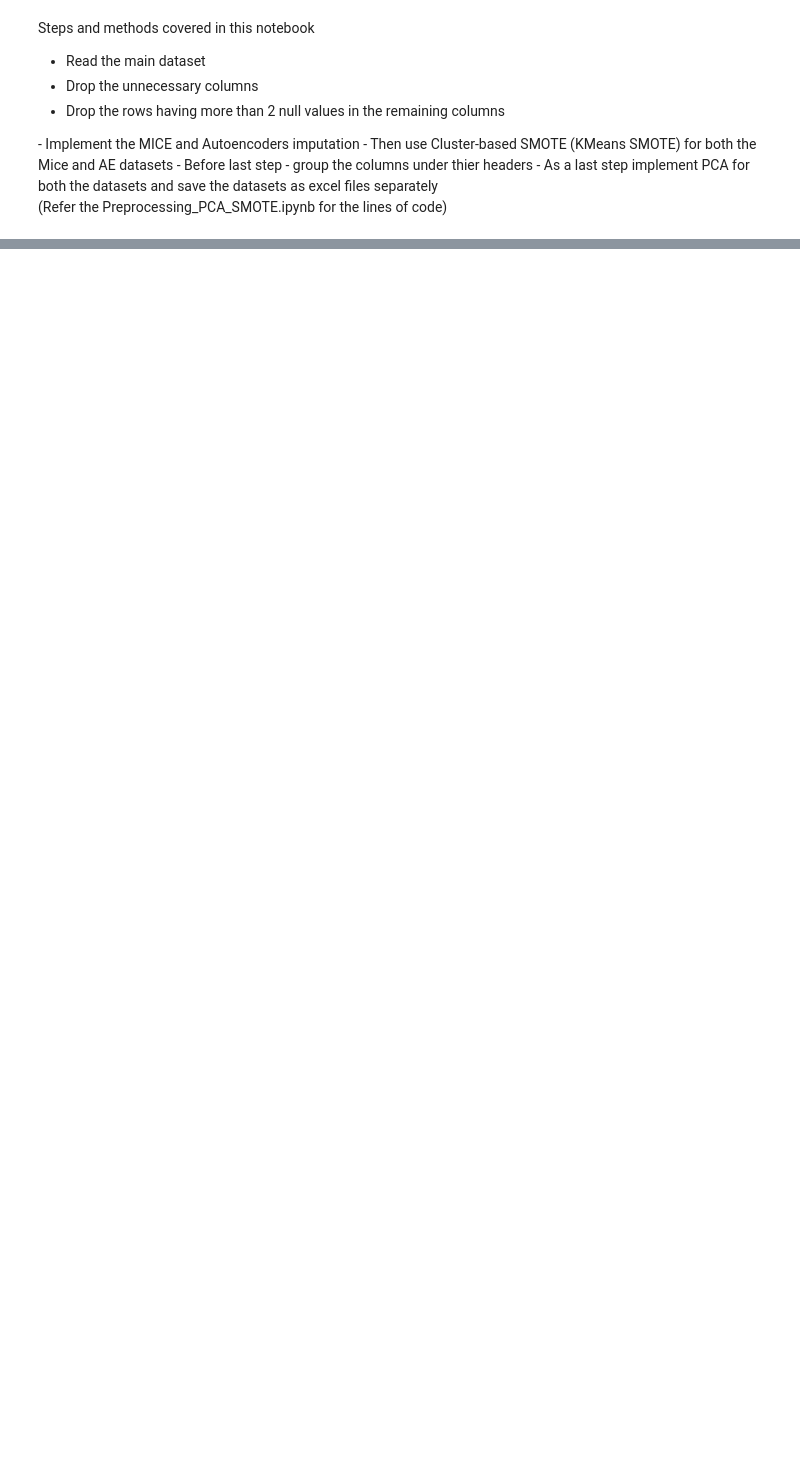
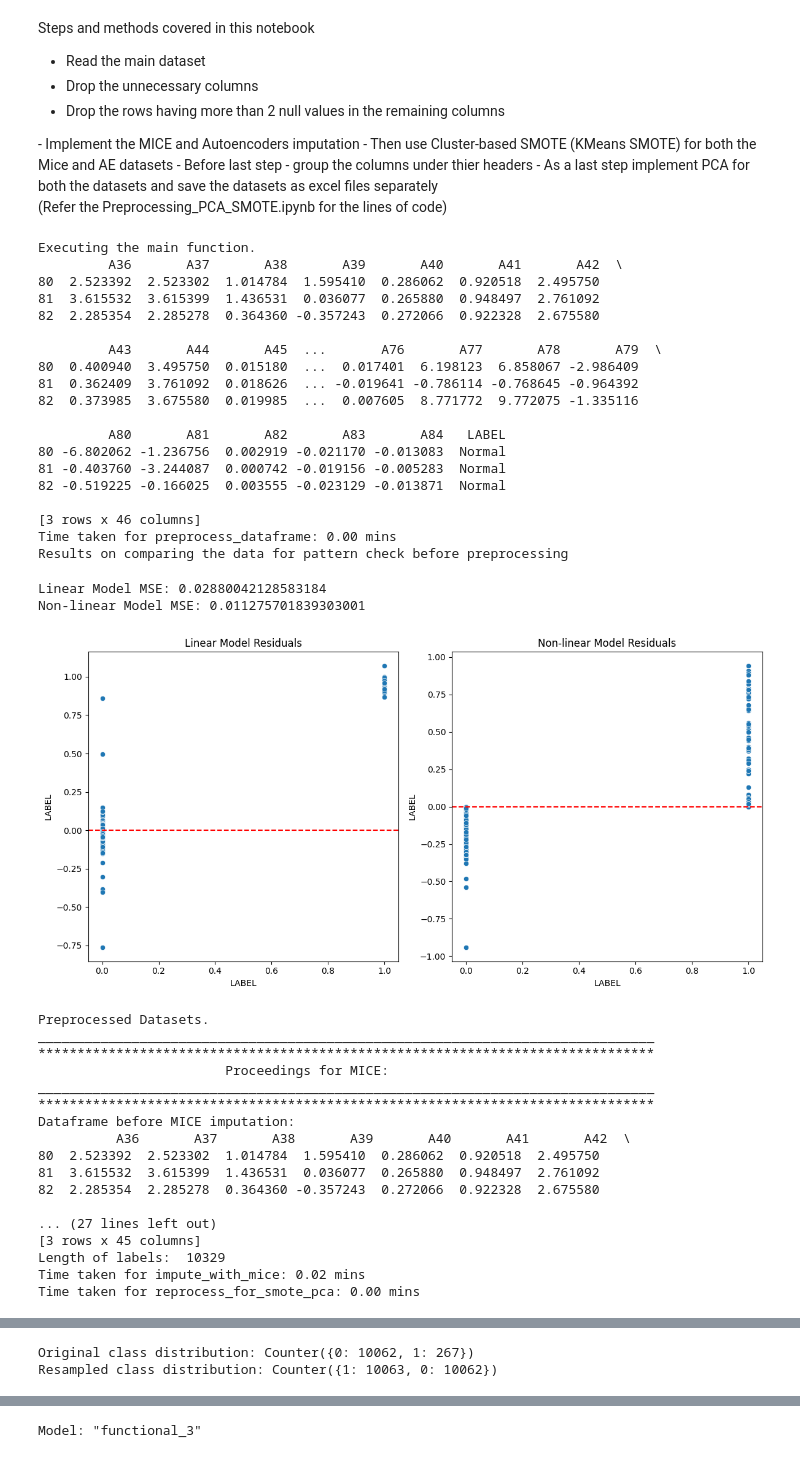
Before and after one commit to MithulMDev/Financial_distress_classification, a Jupyter notebook: final_codes/Preprocessing.ipynb, the cells around one changed output, grey strips where cells are left out. Drawn from its saved outputs; the diff is of its cells as text; code cells hidden in the pictures; blank space fills up the shorter version.

```diff
--- a/final_codes/Preprocessing.ipynb
+++ b/final_codes/Preprocessing.ipynb
@@ -273,9 +273,12 @@ def reprocess_for_smote_pca(df_imputed):
 # this is to check the underlying pattern of the data - linear or non-linear
 def compare_linear_non_linear_models(df, target_column='LABEL'):
 
+    df_patterns = df.copy()
+    df_patterns["LABEL"] = df_patterns["LABEL"].replace({"Normal": 0, "Distressed": 1}).infer_objects(copy=False)
+
     # Split the data into features and target
-    X = df.drop(columns=[target_column])
-    y = df[target_column]
+    X = df_patterns.drop(columns=[target_column])
+    y = df_patterns[target_column]
 
     # Split the data into training and testing sets
     X_train, X_test, y_train, y_test = train_test_split(X, y, test_size=0.2, random_state=42)
@@ -436,6 +439,9 @@ def main(df):
         print("Executing the main function.")
         datasets = preprocess_dataframe(df)
 
+        print("Results on comparing the data for pattern check before preprocessing")
+        compare_linear_non_linear_models(datasets["filtered_df2L"])
+
         print("Preprocessed Datasets.")
 
         print("_______________________________________________________________________________")
@@ -452,11 +458,16 @@ def main(df):
         # Reprocess the data for SMOTE and PCA
         df_mice_reprocessed = reprocess_for_smote_pca(mice_imputed_df)
 
+
         # Apply SMOTE resampling
         df_mice_resampled = kmeans_smote_resampling(df_mice_reprocessed)
 
         # Process PCA
         pca_df_mice = process_pca(df_mice_resampled)
+
+        print("Results on comparing the data for pattern check after preprocessing with MICE")
+        compare_linear_non_linear_models(pca_df_mice)
+
 
         end_time = time.time()  # End timing
         elapsed_time = (end_time - start_time) / 60
@@ -488,6 +499,9 @@ def main(df):
         # Process PCA
         pca_df_autoencoder = process_pca(df_autoencoder_resampled)
 
+        print("Results on comparing the data for pattern check after preprocessing with MICE")
+        compare_linear_non_linear_models(pca_df_autoencoder)
+
         end_time = time.time()  # End timing
         elapsed_time = (end_time - start_time) / 60
 
@@ -496,3 +510,47 @@ def main(df):
 
         #pca_df_mice.to_excel("KMSMOTE_MICE_3_PCA.xlsx")
         #pca_df_autoencoder.to_excel("KMSMOTE_AE_3_PCA.xlsx")
+# %%
+df = pd.read_excel("C:\\Users\\dev\\Desktop\\financial distress\\financial_distress_python.xlsx")
+# %%
+main(df)
+# %% [output]
+Executing the main function.
+         A36       A37       A38       A39       A40       A41       A42  \
+80  2.523392  2.523302  1.014784  1.595410  0.286062  0.920518  2.495750
+81  3.615532  3.615399  1.436531  0.036077  0.265880  0.948497  2.761092
+82  2.285354  2.285278  0.364360 -0.357243  0.272066  0.922328  2.675580
+
+         A43       A44       A45  ...       A76       A77       A78       A79  \
+80  0.400940  3.495750  0.015180  ...  0.017401  6.198123  6.858067 -2.986409
+81  0.362409  3.761092  0.018626  ... -0.019641 -0.786114 -0.768645 -0.964392
+82  0.373985  3.675580  0.019985  ...  0.007605  8.771772  9.772075 -1.335116
+
+         A80       A81       A82       A83       A84   LABEL
+80 -6.802062 -1.236756  0.002919 -0.021170 -0.013083  Normal
+81 -0.403760 -3.244087  0.000742 -0.019156 -0.005283  Normal
+82 -0.519225 -0.166025  0.003555 -0.023129 -0.013871  Normal
+
+[3 rows x 46 columns]
+Time taken for preprocess_dataframe: 0.00 mins
+Results on comparing the data for pattern check before preprocessing
+Linear Model MSE: 0.02880042128583184
+Non-linear Model MSE: 0.011275701839303001
+[figure, added]
+Preprocessed Datasets.
+_______________________________________________________________________________
+*******************************************************************************
+                        Proceedings for MICE:
+_______________________________________________________________________________
+*******************************************************************************
+Dataframe before MICE imputation:
+          A36       A37       A38       A39       A40       A41       A42  \
+80  2.523392  2.523302  1.014784  1.595410  0.286062  0.920518  2.495750
+81  3.615532  3.615399  1.436531  0.036077  0.265880  0.948497  2.761092
+82  2.285354  2.285278  0.364360 -0.357243  0.272066  0.922328  2.675580
+
+... (27 lines left out)
+[3 rows x 45 columns]
+Length of labels:  10329
+Time taken for impute_with_mice: 0.02 mins
+Time taken for reprocess_for_smote_pca: 0.00 mins
@@ -498,0 +558,2 @@ def main(df):
+Original class distribution: Counter({0: 10062, 1: 267})
+Resampled class distribution: Counter({1: 10063, 0: 10062})
@@ -498,0 +589 @@ def main(df):
+Model: "functional_3"
```
Also changed, not shown: parts of 2 cells of this notebook, 13 other files.
